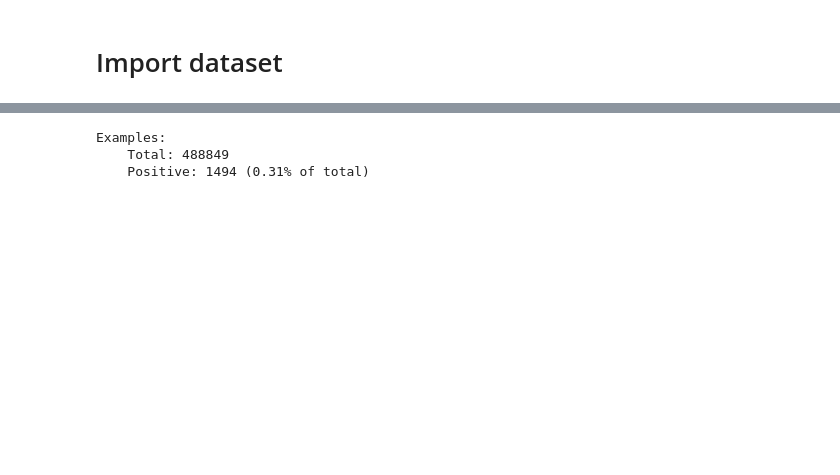
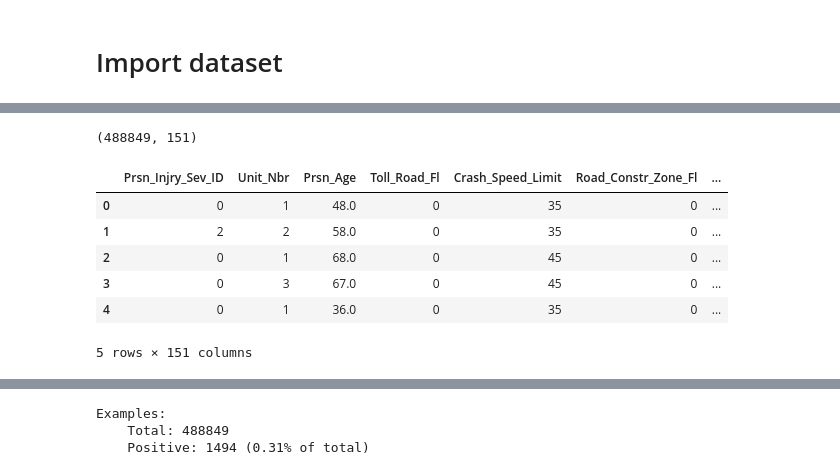
Before and after one commit to duonghung86/Fatality-crashes, a Jupyter notebook: Codes/VCA-ID-Tuning for weight.ipynb, the cells around one changed output, grey strips where cells are left out. Saved outputs shown, nothing was run; the diff lists cells and outputs as text; code cells hidden in the pictures; blank space fills up the shorter version.

```diff
--- a/Codes/VCA-ID-Tuning for weight.ipynb
+++ b/Codes/VCA-ID-Tuning for weight.ipynb
@@ -21 +12,23 @@ df.head()
+# %%
+link='https://github.com/duonghung86/Fatality-crashes/raw/master/Codes/final%20data.zip'
+url = urllib.request.urlopen(link)
+with ZipFile(BytesIO(url.read())) as my_zip_file:
+    for contained_file in my_zip_file.namelist():
+        fzip=my_zip_file.open(contained_file)
+        data=fzip.read()
+
+s=str(data,'utf-8')
+data = StringIO(s)
+df=pd.read_csv(data)
+print(df.shape)
+df.head()
+# %% [output]
+(488849, 151)
+|  | Prsn_Injry_Sev_ID | Unit_Nbr | Prsn_Age | Toll_Road_Fl | Crash_Speed_Limit | Road_Constr_Zone_Fl | ... |
+| 0 | 0 | 1 | 48.0 | 0 | 35 | 0 | ... |
+| 1 | 2 | 2 | 58.0 | 0 | 35 | 0 | ... |
+| 2 | 0 | 1 | 68.0 | 0 | 45 | 0 | ... |
+| 3 | 0 | 3 | 67.0 | 0 | 45 | 0 | ... |
+| 4 | 0 | 1 | 36.0 | 0 | 35 | 0 | ... |
+5 rows × 151 columns
 # %%
```
Also changed, not shown: parts of 24 cells of this notebook, 5 other files.
